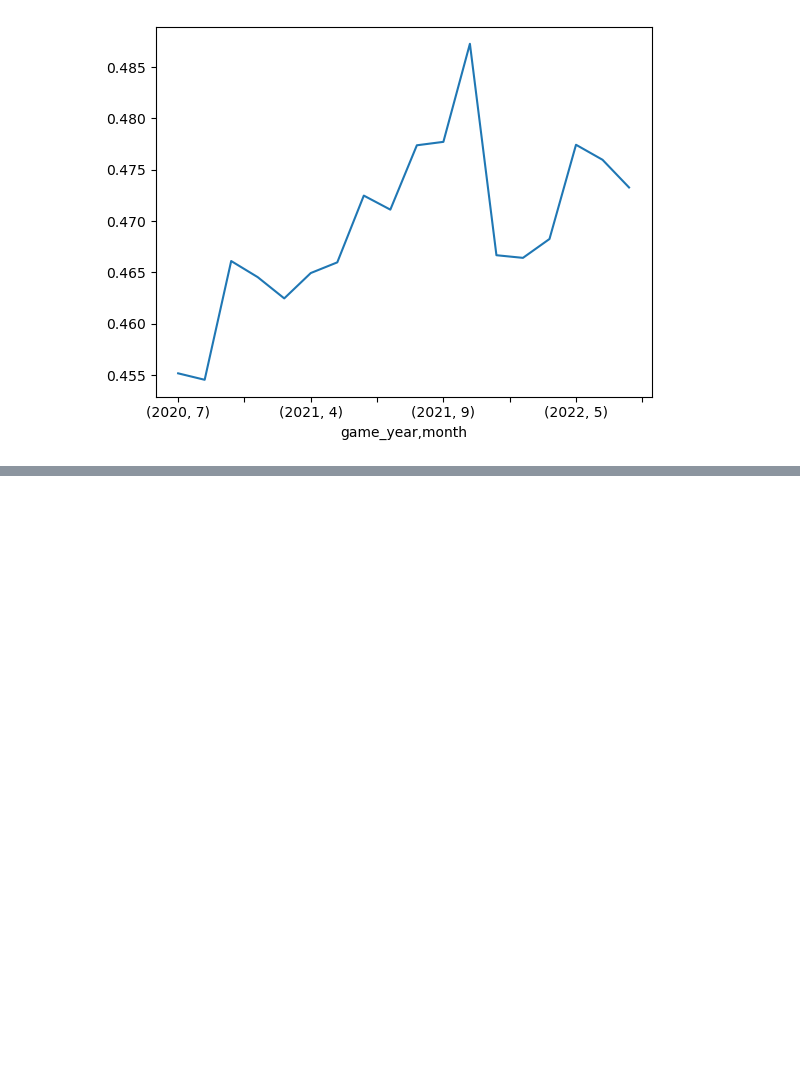
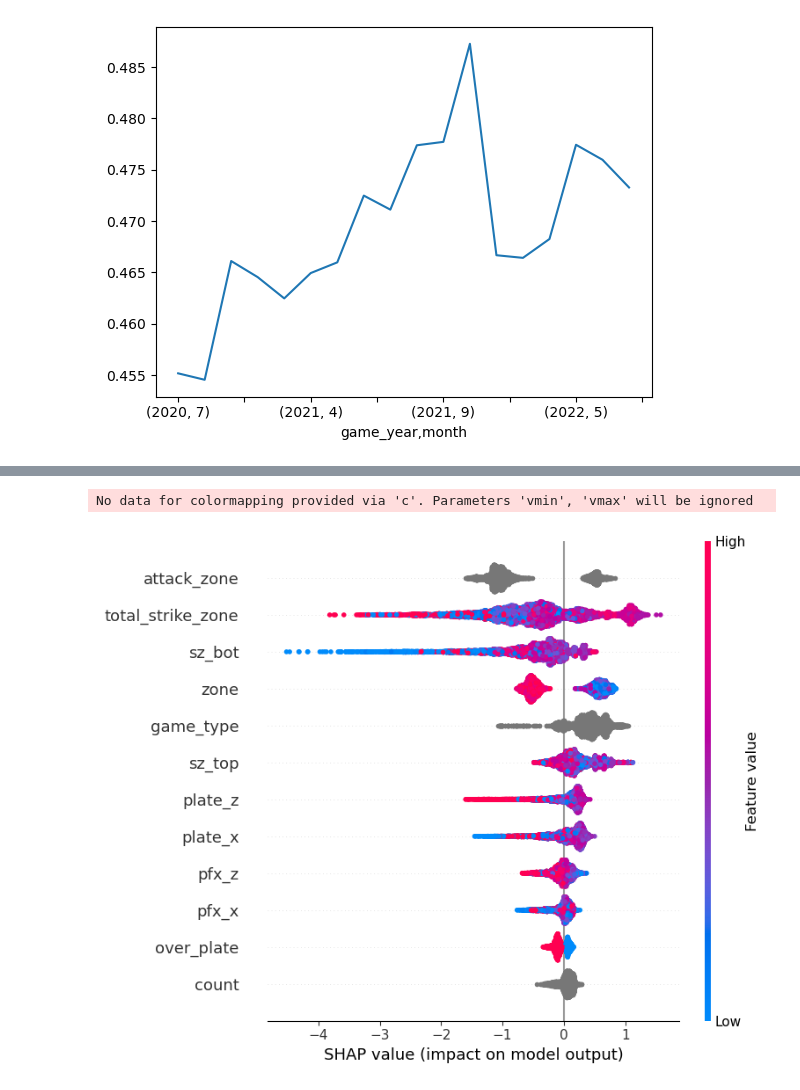
Before and after one commit to yaobviously/nick_wan_home_runs, a Jupyter notebook: nick_wan_swing.ipynb, the cells around one changed output, grey strips where cells are left out. Drawn from its saved outputs; the diff is of its cells as text; code cells hidden in the pictures; blank space fills up the shorter version.

```diff
--- a/nick_wan_swing.ipynb
+++ b/nick_wan_swing.ipynb
@@ -218,10 +202,10 @@ df.groupby(['game_year', 'month'])['swing'].mean().plot()
 # %%
 # extracted w/permutation importance
 important_features = ['total_strike_zone', 'sz_bot', 'sz_top', 'zone', 'attack_zone',
-                      'plate_x', 'count', 'pfx_x', 'strikes', 'plate_z', 'game_type',
+                      'plate_x', 'count', 'pfx_x', 'pfx_z', 'plate_z', 'game_type',
                       'over_plate']
 # %%
-X = X[important_features].copy()
+X = df[important_features].copy()
 y = df['swing']
 
 X_train, X_test = X.iloc[:1000000].copy(), X.iloc[1000000:].copy()
@@ -247,4 +240,0 @@ the log loss on the test set is: 0.6025168529027385
-# %%
-X_test['preds'] = preds[:,1]
-
-X_test.corr()['preds']
@@ -317,0 +276,18 @@ important_features = ['total_strike_zone', 'sz_bot', 'sz_top', 'zone', 'attack_z
+# %%
+# creating a smaller dataset for the shap explainer
+X_test_small = X_test[important_features].sample(8000).copy()
+
+# set the tree explainer as the model of the pipeline
+explainer = shap.TreeExplainer(pipeline['model'])
+
+# apply the preprocessing to x_test
+observations = pipeline['encoder'].transform(X_test_small)
+
+# get Shap values from preprocessed data
+shap_values = explainer.shap_values(observations)
+
+# plot the feature importance
+shap.summary_plot(shap_values, X_test_small)
+# %% [output]
+No data for colormapping provided via 'c'. Parameters 'vmin', 'vmax' will be ignored
+[figure, added]
```
Also changed, not shown: parts of 21 cells of this notebook.
